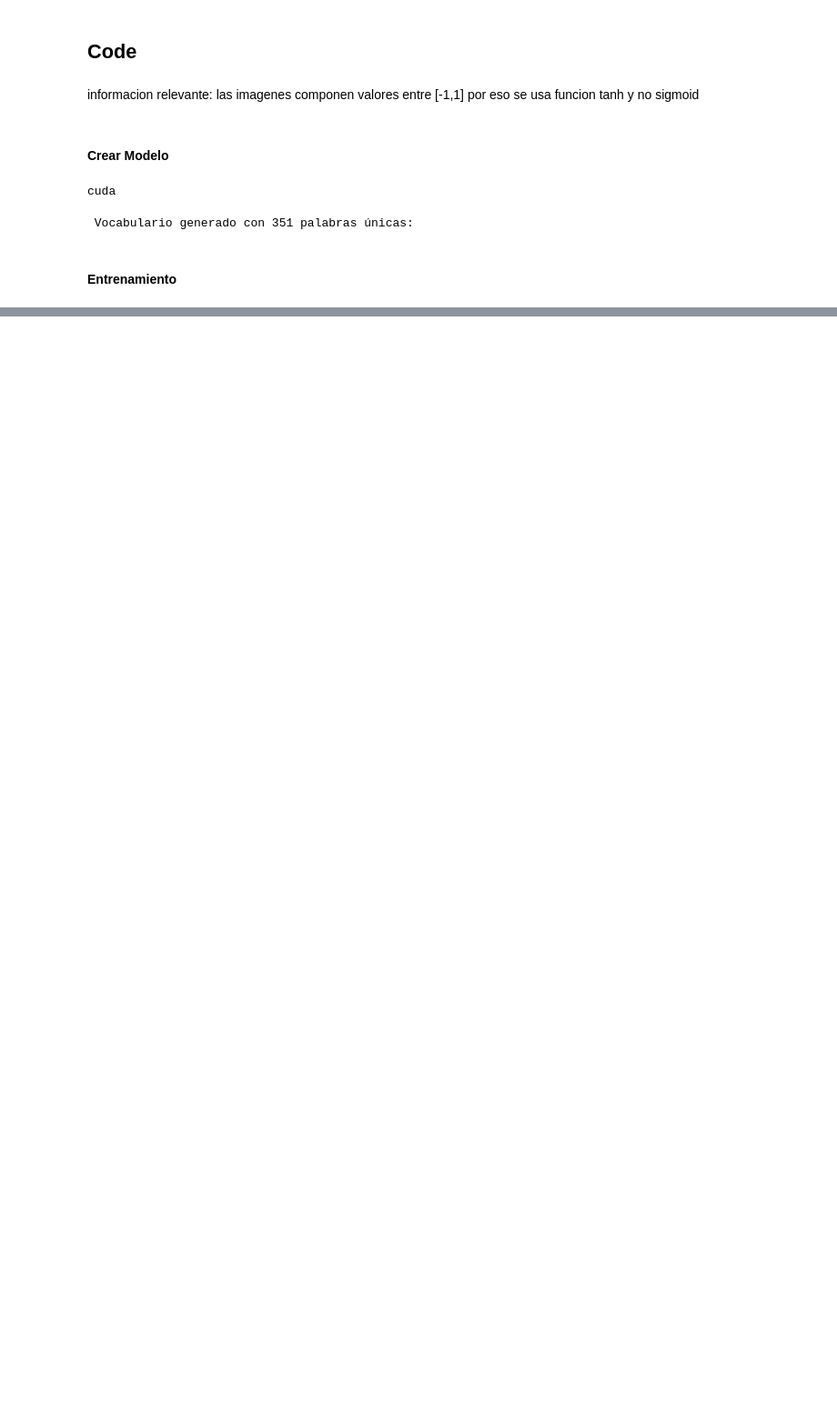
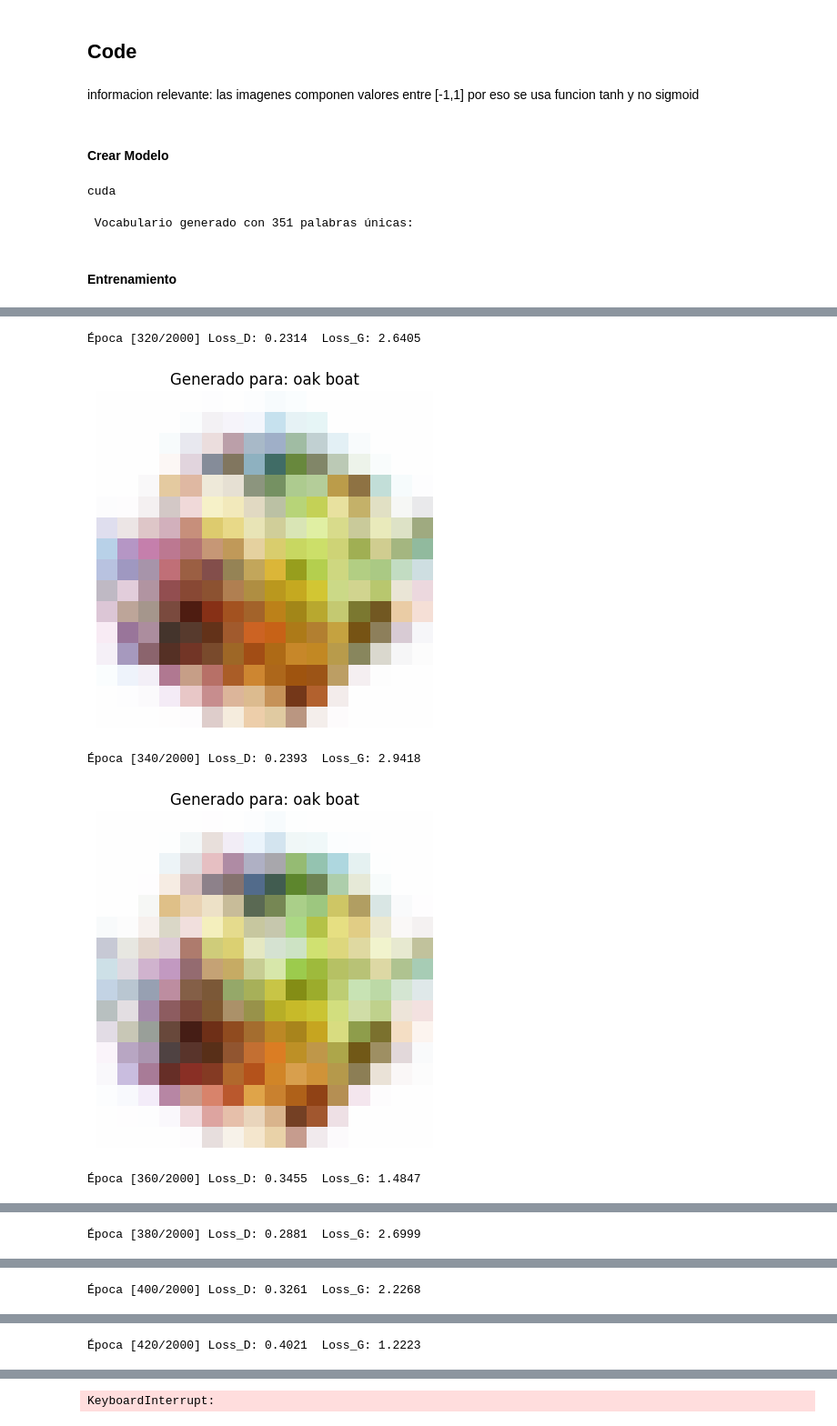
Before and after one commit to Alvarofp537/PCD, a Jupyter notebook: GAN_mine.ipynb, the cells around one changed output, grey strips where cells are left out. Shown at 91% size. Saved outputs shown, nothing was run; the diff lists cells and outputs as text; code cells hidden in the pictures; blank space fills up the shorter version.

```diff
--- a/GAN_mine.ipynb
+++ b/GAN_mine.ipynb
@@ -261,0 +295,68 @@ print("✅ Modelos guardados.")
+# %%
+# version primera de la funcion de entrenamiento, podria ser util
+for epoch in range(num_epochs):
+    for real_imgs, labels in dataloader:
+        real_imgs = real_imgs.to(device)
+        cond_emb = text_embedding(labels).to(device)
+        b_size = real_imgs.size(0)
+
+        # Etiquetas reales/falsas con label smoothing leve
+        real_labels = torch.full((b_size,), 0.9, dtype=torch.float, device=device)
+        fake_labels = torch.full((b_size,), 0.0, dtype=torch.float, device=device)
+
+        # =========================================================
+        # (1) Actualizar Discriminator: maximize log(D(x|y)) + log(1 - D(G(z|y)))
+        # =========================================================
+        D.zero_grad()
+
+        # Salida del D con imágenes reales
+        output_real = D(real_imgs, cond_emb)
+        lossD_real = criterion(output_real, real_labels)
+
+        # Generar imágenes falsas condicionales
+        z = torch.randn(b_size, nz, device=device)
+        fake_imgs = G(z, cond_emb)
+        output_fake = D(fake_imgs.detach(), cond_emb)
+        lossD_fake = criterion(output_fake, fake_labels)
+
+        # Pérdida total del Discriminador
+        lossD = (lossD_real + lossD_fake) / 2
+        lossD.backward(retain_graph=True)
+        optimizerD.step()
+
+        # =========================================================
+        # (2) Actualizar Generator: maximize log(D(G(z|y)))
+        # =========================================================
+        G.zero_grad()
+        output = D(fake_imgs, cond_emb)
+        lossG = criterion(output, real_labels)  # quiere que D piense que son reales
+        lossG.backward()
+        optimizerG.step()
+
+    # =========================================================
+    # LOGGING
+    # =========================================================
+    if epoch % 20 == 0:
+        print(f"Época [{epoch}/{num_epochs}] "
+              f"Loss_D: {lossD.item():.4f}  Loss_G: {lossG.item():.4f}")
+
+        # Generar una imagen de ejemplo condicional
+        test_prompt = "oak boat"
+        test_emb = txt_emb([test_prompt]).to(device)
+        z = torch.randn(1, nz, device=device)
+        fake_test = G(z, test_emb).detach().cpu()
+
+        import matplotlib.pyplot as plt
+        import torchvision.transforms.functional as TF
+
+        img_vis = (fake_test[0] * 0.5 + 0.5).clamp(0, 1)
+        plt.imshow(TF.to_pil_image(img_vis))
+        plt.title(f"Generado para: {test_prompt}")
+        plt.axis("off")
+        plt.show()
+# %% [output]
+Época [320/2000] Loss_D: 0.2314  Loss_G: 2.6405
+[figure, added]
+Época [340/2000] Loss_D: 0.2393  Loss_G: 2.9418
+[figure, added]
+Época [360/2000] Loss_D: 0.3455  Loss_G: 1.4847
@@ -261,0 +364 @@ print("✅ Modelos guardados.")
+Época [380/2000] Loss_D: 0.2881  Loss_G: 2.6999
@@ -261,0 +366 @@ print("✅ Modelos guardados.")
+Época [400/2000] Loss_D: 0.3261  Loss_G: 2.2268
@@ -261,0 +368 @@ print("✅ Modelos guardados.")
+Época [420/2000] Loss_D: 0.4021  Loss_G: 1.2223
@@ -261,0 +370 @@ print("✅ Modelos guardados.")
+KeyboardInterrupt:
```
Also changed, not shown: parts of 6 cells of this notebook.
